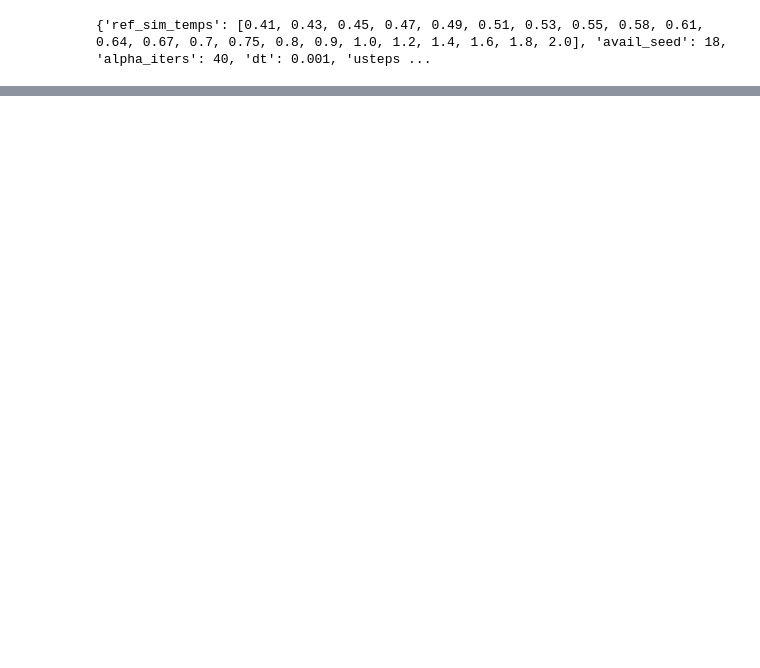
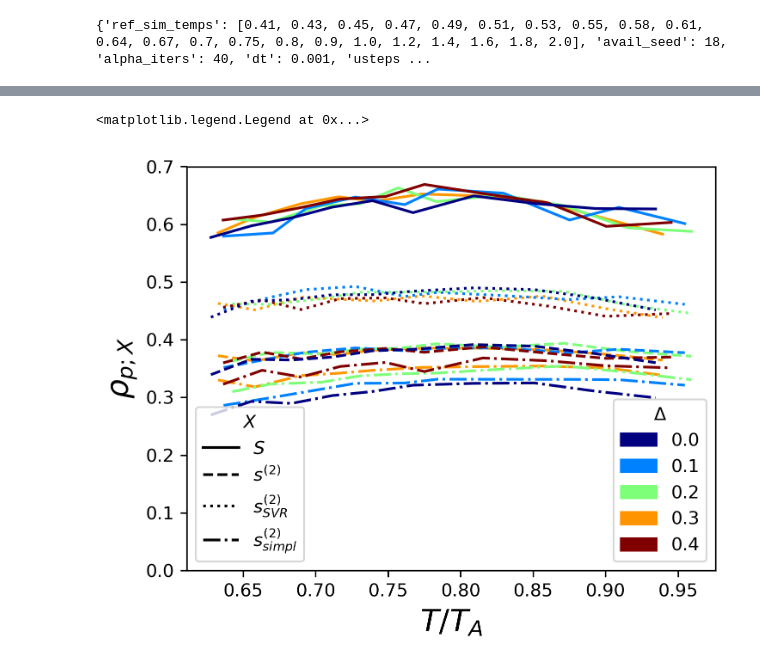
Before and after one commit to ianrgraham/monk, a Jupyter notebook: workflows/sc-states/mlj-production/031823-isoconfig-correlation.ipynb, the cells around one changed output, grey strips where cells are left out. Cells and saved outputs as stored; diff of their text form; code cells hidden in the pictures; blank space fills up the shorter version.

```diff
--- a/workflows/sc-states/mlj-production/031823-isoconfig-correlation.ipynb
+++ b/workflows/sc-states/mlj-production/031823-isoconfig-correlation.ipynb
@@ -203,0 +204,73 @@ Text(0.5, 0, '$T/T_A$')
+# %%
+cmap = cm.jet
+norm = colors.Normalize(vmin=0, vmax=0.4)
+
+fig, ax = plt.subplots(1, 1, figsize=(5, 4), tight_layout=True)
+
+for job in project.find_jobs({"replica": 0, "delta": {"$ne": 0.5}}):
+
+    delta = job.sp["delta"]
+
+    soft = pickle.load(open(project.fn(f"prob_rearrang/fit_softness_delta-{delta}.pickle"), "rb"))
+
+    def reject_outliers(sr, iq_range=0.8):
+        pcnt = (1 - iq_range) / 2
+        qlow, median, qhigh = sr.dropna().quantile([pcnt, 0.50, 1-pcnt])
+        iqr = qhigh - qlow
+        return sr[ (sr - median).abs() <= iqr]
+
+    data1 = []
+    keys = list(soft["data"].keys())
+    for i in range(len(keys)-1):
+        v1 = soft["data"][keys[i]]["p"]
+        for j in range(i+1, len(keys)):
+            v2 = soft["data"][keys[j]]["p"]
+            data1.append((v2[1] - v1[1]) / (v1[0] - v2[0]))
+    T_a = 1/np.mean(reject_outliers(pd.Series(data1)).to_numpy())
+
+    color = cmap(norm(delta))
+    corrs = sorted(glob.glob(job.fn("short_runs/temp-*/fire_isconfig_corr.parquet")))
+    softs = []
+    simp_entr = []
+    entrs = []
+    entrs_svr = []
+    temps = []
+    for corr in corrs:
+        temp = float(utils.extract_between(corr, "temp-", "/"))
+        temps.append(temp)
+        c = pd.read_parquet(corr)
+        s = c.iloc[:,-1]
+        softs.append(s.iloc[0])
+        simp_entr.append(s.iloc[2])
+        entrs.append(s.iloc[3])
+        entrs_svr.append(s.iloc[4])
+    plt.plot(temps/T_a, softs, color=color)
+    plt.plot(temps/T_a, simp_entr, color=color, linestyle="-.")
+    plt.plot(temps/T_a, entrs, color=color, linestyle="--")
+    plt.plot(temps/T_a, entrs_svr, color=color, linestyle=":")
+    # break
+
+lines = [plt.Line2D([0], [0], color="k"), plt.Line2D([0], [0], color="k", linestyle="--"),
+         plt.Line2D([0], [0], color="k", linestyle=":"),
+         plt.Line2D([0], [0], color="k", linestyle="-.")]
+# lines = [plt.Line2D([0], [0], color=cmap(norm(0.0))), plt.Line2D([0], [0], color=cmap(norm(0.1))), plt.Line2D([0], [0], color=cmap(norm(0.2))), plt.Line2D([0], [0], color=cmap(norm(0.3))), plt.Line2D([0], [0], color=cmap(norm(0.4)))]
+# plt.legend(lines, [r"$\delta=0.0$", r"$\delta=0.1$", r"$\delta=0.2$", r"$\delta=0.3$", r"$\delta=0.4$"], fontsize=20)
+
+plt.ylim(0, 0.7)
+plt.ylabel(r"$\rho_{p;X}$")
+plt.xlabel(r"$T/T_A$")
+
+deltas = np.linspace(0.0, 0.4, 5)
+color = list(cmap(norm(deltas)))
+patches = []
+for i in range(len(color)):
+    patches.append(mpl.patches.Patch(color=color[i], label=f"{deltas[i]:.1f}"))
+
+legend1 = plt.legend(handles=patches, loc=4, title=r"$\Delta$")
+plt.gca().add_artist(legend1)
+
+plt.legend(lines, [r"$S$", r"$s^{(2)}$", r"$s^{(2)}_{SVR}$",
+                   r"$s^{(2)}_{simpl}$"], title=r"$\it{X}$", loc=3)
+# %% [output]
+<matplotlib.legend.Legend at 0x...>
+[figure, added]
```
Also changed, not shown: parts of 2 cells of this notebook, 34 other files.
